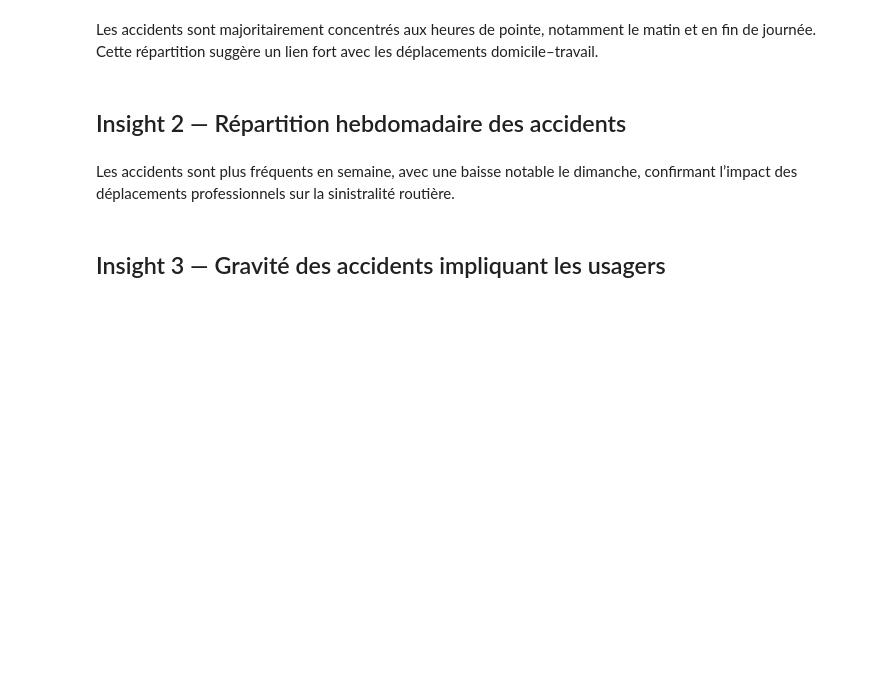
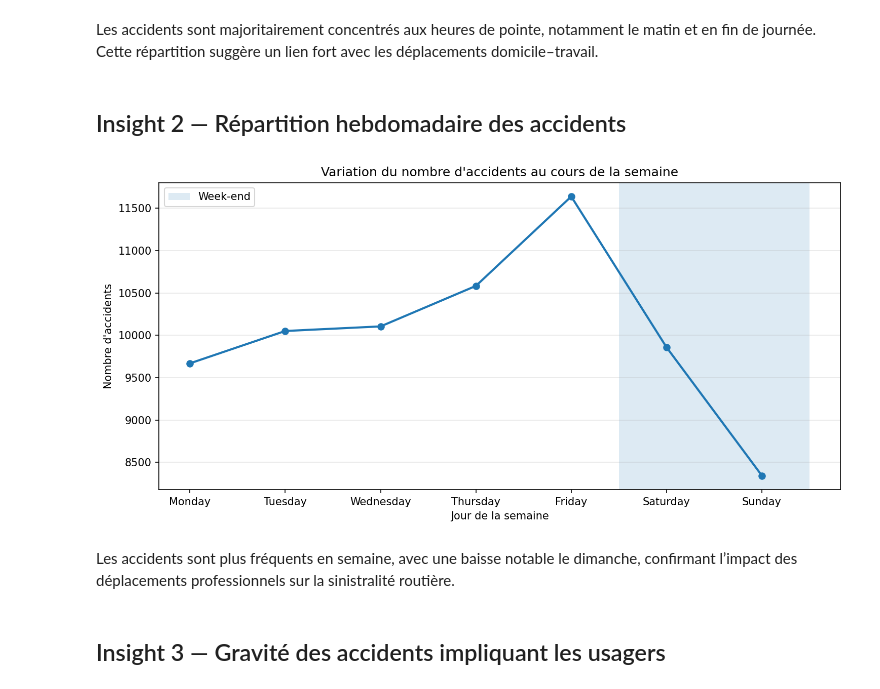
Before and after one commit to hannae-carpin/accidents-france-baac, a Jupyter notebook: notebooks/02_insights.ipynb, the cells around one changed output. Saved outputs shown, nothing was run; the diff lists cells and outputs as text; code cells hidden in the pictures; blank space fills up the shorter version.

```diff
--- a/notebooks/02_insights.ipynb
+++ b/notebooks/02_insights.ipynb
@@ -69,3 +70,24 @@ display(Image(filename=str(path)))
+# %%
+order = ["Monday", "Tuesday", "Wednesday", "Thursday", "Friday", "Saturday", "Sunday"]
+acc_per_day = acc["weekday"].value_counts().reindex(order)
+
+plt.figure(figsize=(10, 5))
+
+plt.plot(order, acc_per_day.values, marker="o", linewidth=2)
+
+# Mise en évidence du week-end
+plt.axvspan(4.5, 6.5, alpha=0.15, label="Week-end")
+
+plt.title("Variation du nombre d'accidents au cours de la semaine")
+plt.xlabel("Jour de la semaine")
+plt.ylabel("Nombre d'accidents")
+plt.grid(axis="y", alpha=0.3)
+plt.legend()
+
+path = save_fig("02_accidents_par_jour_semaine.png")
+display(Image(filename=str(path)))
+# %% [output]
+[figure, added]
 # %% [markdown]
 Les accidents sont plus fréquents en semaine, avec une baisse notable le dimanche, confirmant l’impact des déplacements professionnels sur la sinistralité routière.
 # %% [markdown]
```
Also changed, not shown: parts of 12 cells of this notebook, 6 other files.
